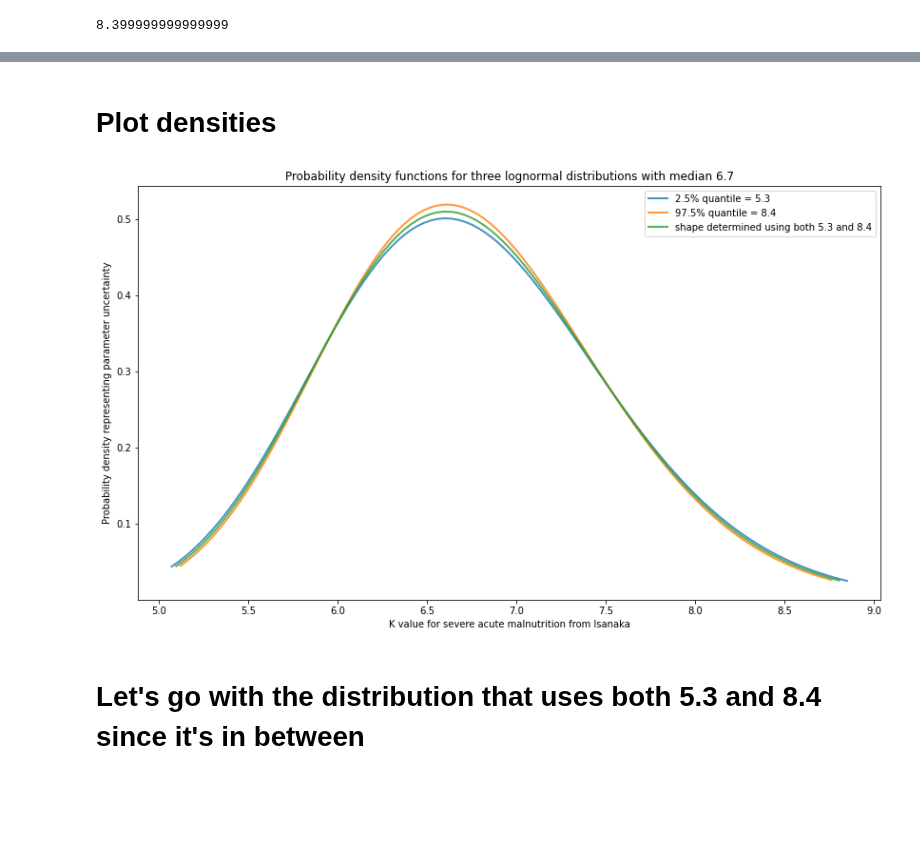
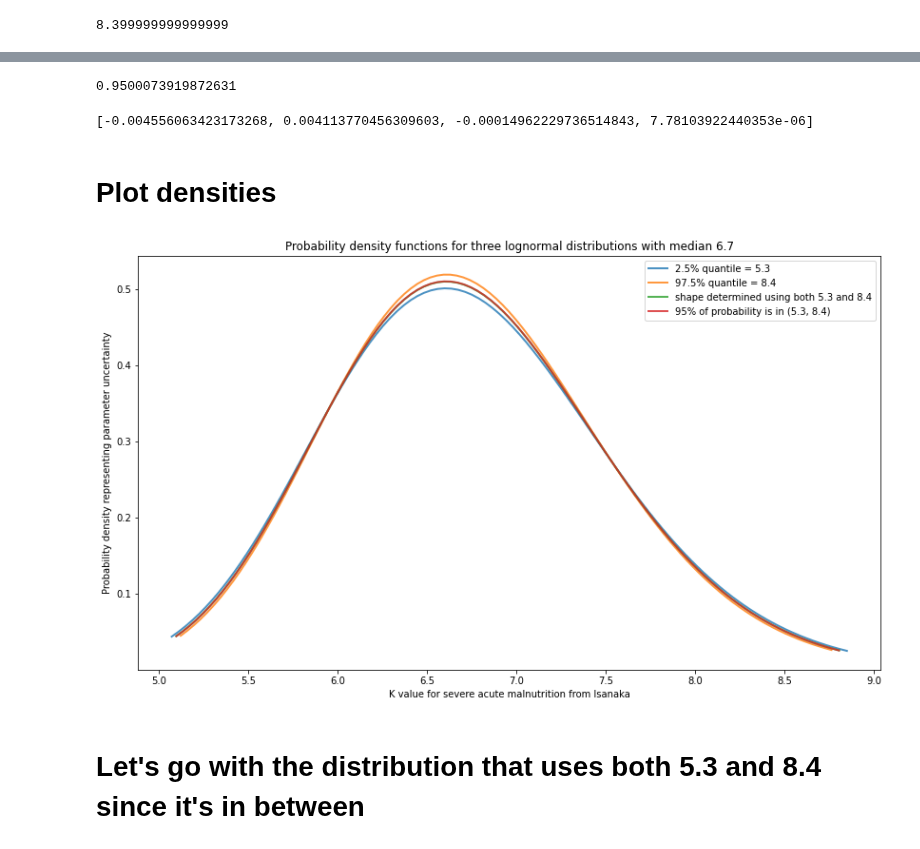
Before and after one commit to ihmeuw/vivarium_research_ciff_sam, a Jupyter notebook: wasting_transitions/uncertainty/2021_09_03c_lognormal_distributions_for_k_sam.ipynb, the cells around one changed output, grey strips where cells are left out. Cells and saved outputs as stored; diff of their text form; code cells hidden in the pictures; blank space fills up the shorter version.

Commit message:
add optimization routine to match a lognormal distribution to a confidence interval

```diff
--- a/wasting_transitions/uncertainty/2021_09_03c_lognormal_distributions_for_k_sam.ipynb
+++ b/wasting_transitions/uncertainty/2021_09_03c_lognormal_distributions_for_k_sam.ipynb
@@ -33,7 +37,11 @@ def lognorm_from_median_and_quantile(median, quantile, quantile_rank):
 def lognorm_from_median_lower_upper(median, lower, upper, quantile_ranks=(0.025,0.975)):
     """Returns a frozen lognormal distribution with the specified median, such that
     (lower, upper) are approximately equal to the quantiles with ranks
-    (quantile_ranks[0], quantile_ranks[1]).
+    (quantile_ranks[0], quantile_ranks[1]). More precisely, if q0 and q1 are
+    the quantiles of the returned distribution with ranks quantile_ranks[0]
+    and quantile_ranks[1], respectively, then q1/q0 = upper/lower. If the
+    quantile ranks are symmetric about 0.5, lower and upper will coincide with
+    q0 and q1 precisely when median^2 = lower*upper.
     """
     # Let Y ~ Norm(mu, sigma^2) and X = exp(Y), where mu = log(median)
     # so X ~ Lognorm(s=sigma, scale=exp(mu)) in scipy's notation.
@@ -51,3 +59,33 @@ def lognorm_from_median_lower_upper(median, lower, upper, quantile_ranks=(0.025,
     # Frozen lognormal distribution for X = exp(Y)
     # (s=sigma is the shape parameter; the scale parameter is exp(mu), which equals the median)
     return stats.lognorm(s=sigma, scale=median)
+
+def lognorm_from_median_lower_upper_exact(
+    median, lower, upper, desired_prob=.95, initial_p0=None, max_iterations=1000, rtol=1e-05, atol=1e-08):
+    """Returns a frozen lognormal distribution with the specified median, such that
+    the probability content of the interval (lower, upper) is `desired_prob`,
+    assuming such a distribution exists. If no such distribution exists, returns its best
+    guess after `max_iterations` iterations of binary search.
+    """
+    residual_prob = 1-desired_prob
+    # Initialize lower quantile rank p0
+    p0 = residual_prob/2 if initial_p0 is None else initial_p0
+    # Do a binary search for the correct lower quantile rank p0
+    found = False
+    iterations = 0
+    while not found and iterations <= max_iterations:
+        dist = lognorm_from_median_lower_upper(median, lower, upper, (p0, p0+desired_prob))
+        prob = dist.cdf(upper) - dist.cdf(lower)
+        if np.allclose(prob, desired_prob, rtol, atol):
+            found = True
+        # These checks assume median is contained in the interval (lower, upper)
+        elif prob < desired_prob:
+            # need to reduce spread -> move p0 left
+            residual_prob = p0
+            p0 = p0/2
+        else: # prob > desired_prob
+            # need to increase spread -> move p0 right
+            p0 = (p0+residual_prob)/2
+        iterations +=1
+    print(iterations)
+    return dist
@@ -53,0 +96,3 @@ def lognorm_from_median_lower_upper(median, lower, upper, quantile_ranks=(0.025,
+# %%
+dist_exact = lognorm_from_median_lower_upper_exact(median, lower, upper)
+dist_exact.kwds
@@ -111,0 +197,4 @@ dist_upper.ppf(.975)
+# %%
+(dist_exact.cdf(8.4) - dist_exact.cdf(5.3))
+# %% [output]
+0.9500073919872631
@@ -112,3 +204,7 @@ dist_upper.ppf(.975)
+# %%
+print([relative_error(dist.cdf(8.4)-dist.cdf(5.3), .95) for dist in [dist_lower, dist_upper, dist_both, dist_exact]])
+# %% [output]
+[-0.004556063423173268, 0.004113770456309603, -0.00014962229736514843, 7.78103922440353e-06]
 # %% [markdown]
 # Plot densities
 # %%
@@ -118,13 +214,14 @@ def plot_pdf(ax, dist, label):
 # %%
 fig, ax = plt.subplots(figsize=(14,8))
 plot_pdf(ax, dist_lower, '2.5% quantile = 5.3')
 plot_pdf(ax, dist_upper, '97.5% quantile = 8.4')
 plot_pdf(ax, dist_both, 'shape determined using both 5.3 and 8.4')
+plot_pdf(ax, dist_exact, '95% of probability is in (5.3, 8.4)')
 ax.legend()
 ax.set_title("Probability density functions for three lognormal distributions with median 6.7")
 ax.set_xlabel('K value for severe acute malnutrition from Isanaka')
 ax.set_ylabel('Probability density representing parameter uncertainty');
 # %% [output]
-[figure, old version]
+[figure, new version]
 # %% [markdown]
 # Let's go with the distribution that uses both 5.3 and 8.4 since it's in between
```
Also changed, not shown: parts of 23 cells of this notebook.
